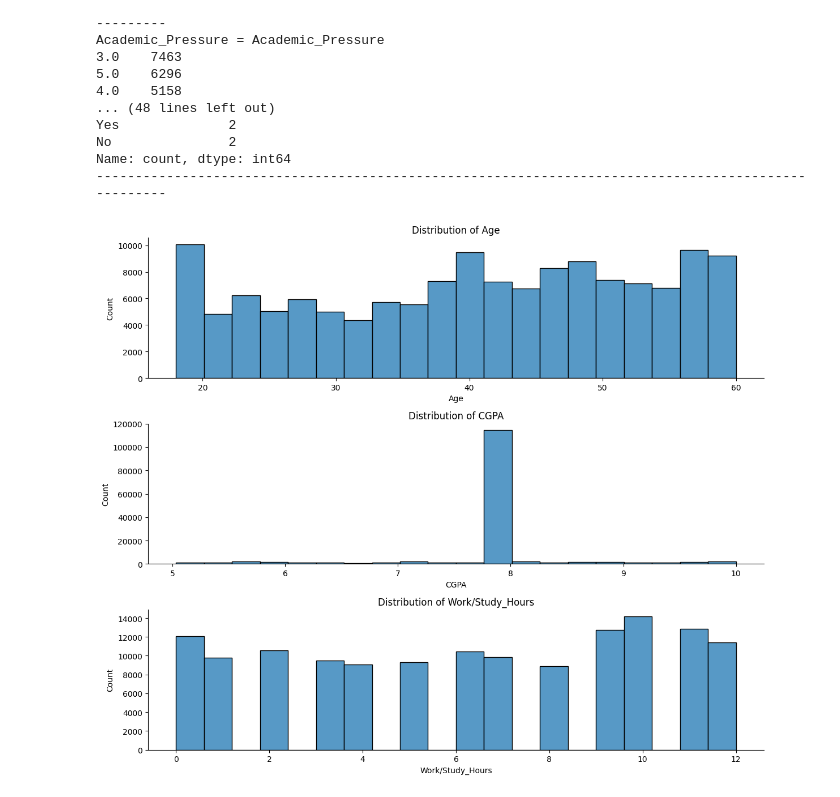
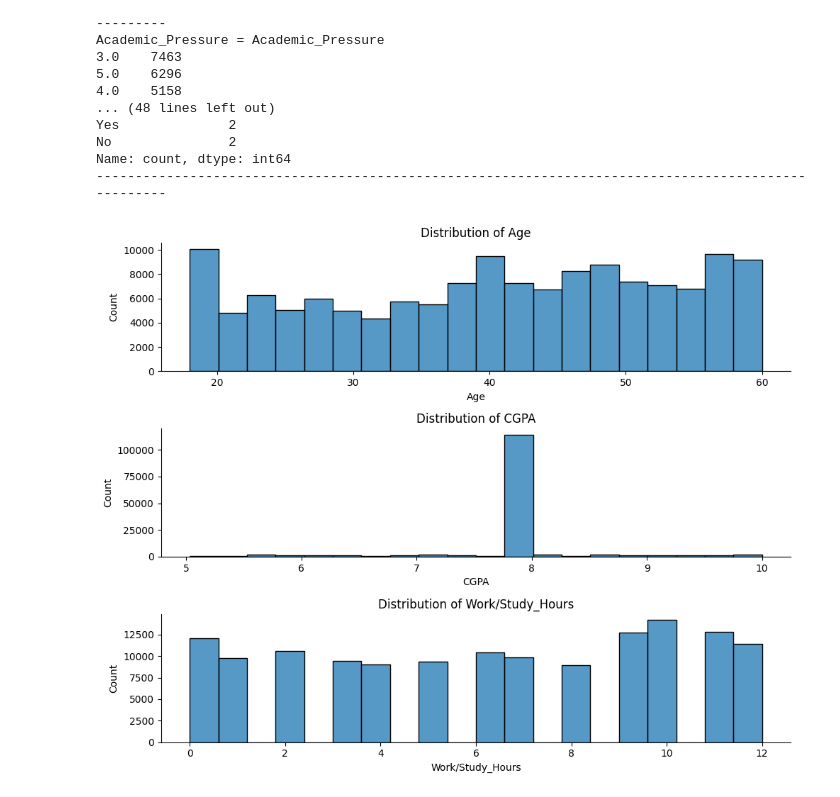
Before and after one commit to Bison619/Comp-1-Exploring-Mental-Health-Data-, a Jupyter notebook: Process1.ipynb, the cells around one changed output. Drawn from its saved outputs; the diff is of its cells as text; code cells hidden in the pictures.

```diff
--- a/Process1.ipynb
+++ b/Process1.ipynb
@@ -203,15 +203,15 @@ df_test = df_test[df_test['Dietary_Habits'].isin(valid_habits)]
 # %%
 numerical_column = ['Age', 'CGPA', 'Work/Study_Hours']
 
-plt.figure(figsize=(12,10))
+plt.figure(figsize=(10,8))
 
 for i, column in enumerate(numerical_column):
     plt.subplot(3,1,i+1)
     sns.histplot(data=df_train,x = column, kde=False, bins= 20)
     plt.title(f'Distribution of {column}')
     sns.despine()
 
 plt.tight_layout()
 plt.show()
 # %% [output]
-[figure, old version]
+[figure, new version]
```
Also changed, not shown: parts of 7 cells of this notebook.
